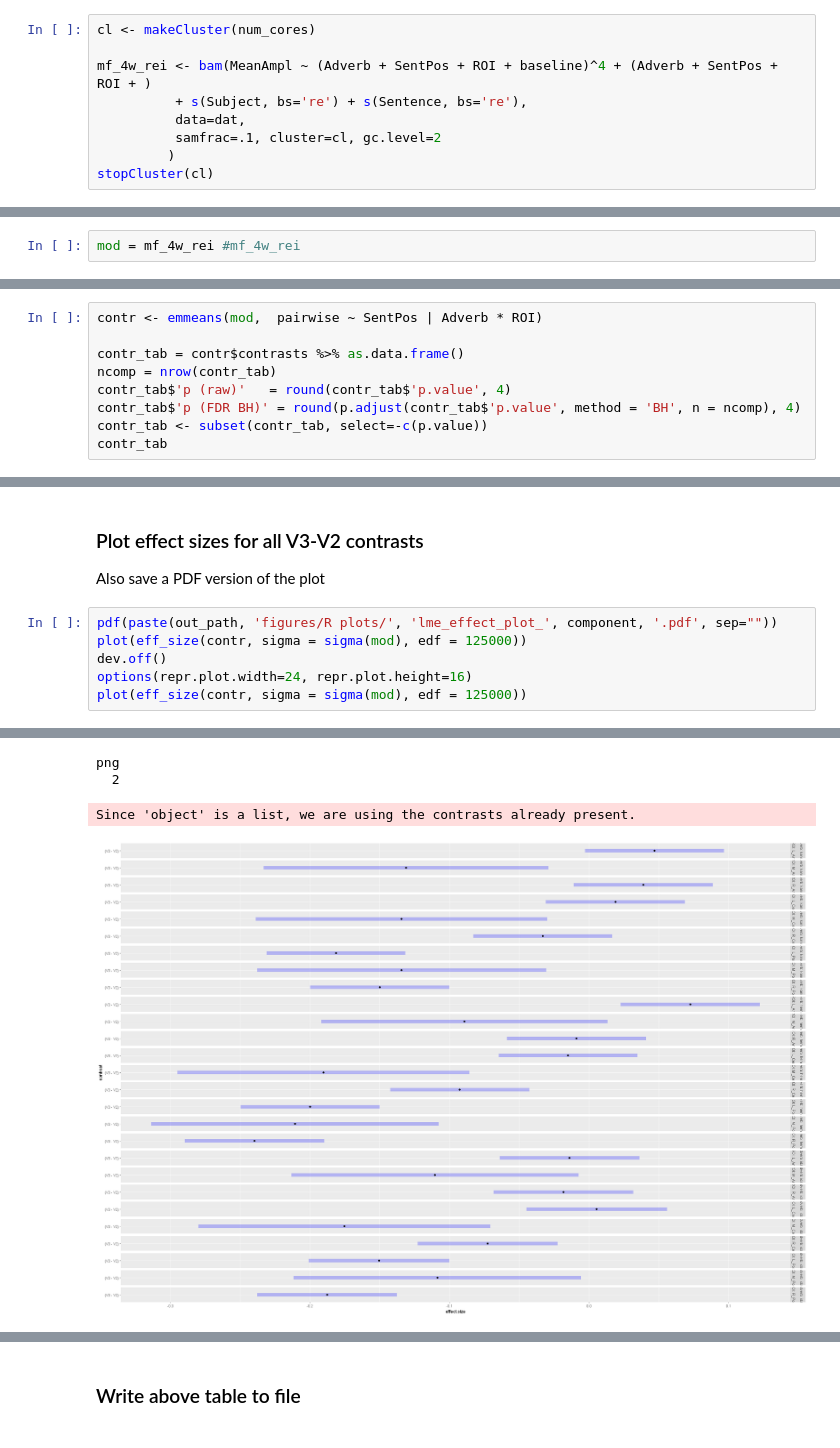
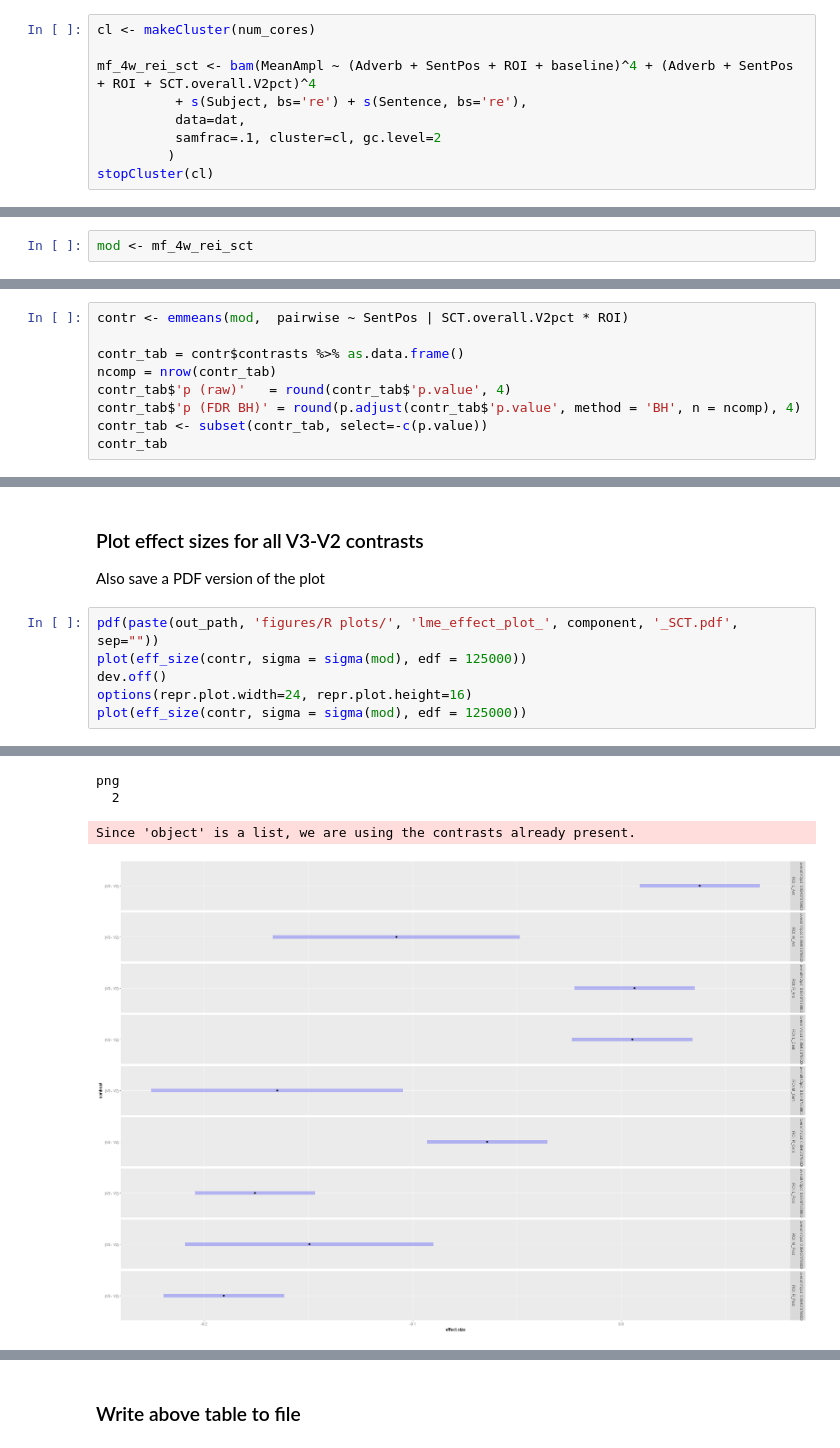
Before and after one commit to aaronjnewman/SWOP, a Jupyter notebook: scripts/SWOP 5b - R stats 300-500 behav corr.ipynb, the cells around one changed output, grey strips where cells are left out. Saved outputs shown, nothing was run; the diff lists cells and outputs as text.

```diff
--- a/scripts/SWOP 5b - R stats 300-500 behav corr.ipynb
+++ b/scripts/SWOP 5b - R stats 300-500 behav corr.ipynb
@@ -281,7 +273,7 @@ stopCluster(cl)
 # %%
 cl <- makeCluster(num_cores)
 
-mf_4w_rei <- bam(MeanAmpl ~ (Adverb + SentPos + ROI + baseline)^4 + (Adverb + SentPos + ROI + )
+mf_4w_rei_sct <- bam(MeanAmpl ~ (Adverb + SentPos + ROI + baseline)^4 + (Adverb + SentPos + ROI + SCT.overall.V2pct)^4
           + s(Subject, bs='re') + s(Sentence, bs='re'),
           data=dat,
           samfrac=.1, cluster=cl, gc.level=2
@@ -340,3 +346,5 @@ s(Sentence,Subject) 4621   4792 33.1 <0.0000000000000002
+# %%
+mod <- mf_4w_rei_sct
 # %% [markdown]
 ### Write ANOVA table to text file
 # %%
@@ -366,2 +351,0 @@ fREML = 3.1683e+05  Scale est. = 7.7369    n = 126035
-# %%
-mod = mf_4w_rei #mf_4w_rei
@@ -408,7 +372,7 @@ fREML = 3.5359e+05  Scale est. = 15.867    n = 126035
 # %% [markdown]
 ## View results
 # %%
-contr <- emmeans(mod,  pairwise ~ SentPos | Adverb * ROI)
+contr <- emmeans(mod,  pairwise ~ SentPos | SCT.overall.V2pct * ROI)
 
 contr_tab = contr$contrasts %>% as.data.frame()
 ncomp = nrow(contr_tab)
@@ -448,15 +405,15 @@ Cohen's *d*
 
 Also save a PDF version of the plot
 # %%
-pdf(paste(out_path, 'figures/R plots/', 'lme_effect_plot_', component, '.pdf', sep=""))
+pdf(paste(out_path, 'figures/R plots/', 'lme_effect_plot_', component, '_SCT.pdf', sep=""))
 plot(eff_size(contr, sigma = sigma(mod), edf = 125000))
 dev.off()
 options(repr.plot.width=24, repr.plot.height=16)
 plot(eff_size(contr, sigma = sigma(mod), edf = 125000))
 # %% [output]
 Since 'object' is a list, we are using the contrasts already present.
 png
   2
 Since 'object' is a list, we are using the contrasts already present.
-[figure, old version]
+[figure, new version]
 # %%
```
Also changed, not shown: parts of 20 cells of this notebook, 32 other files.
